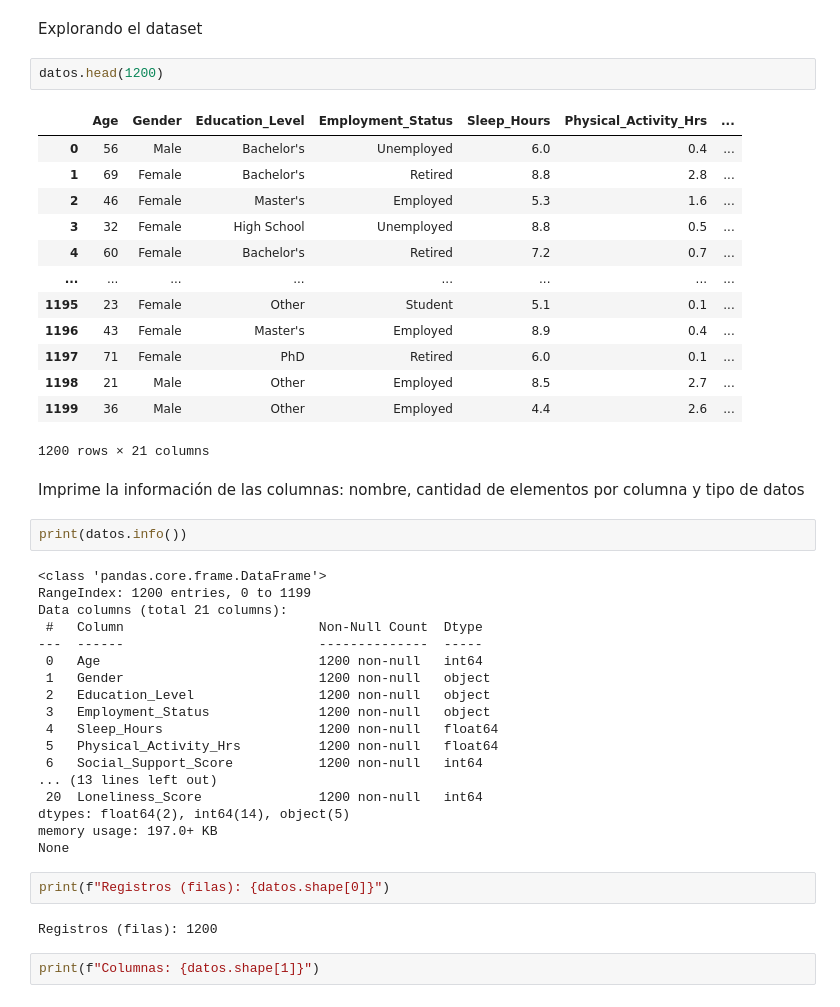
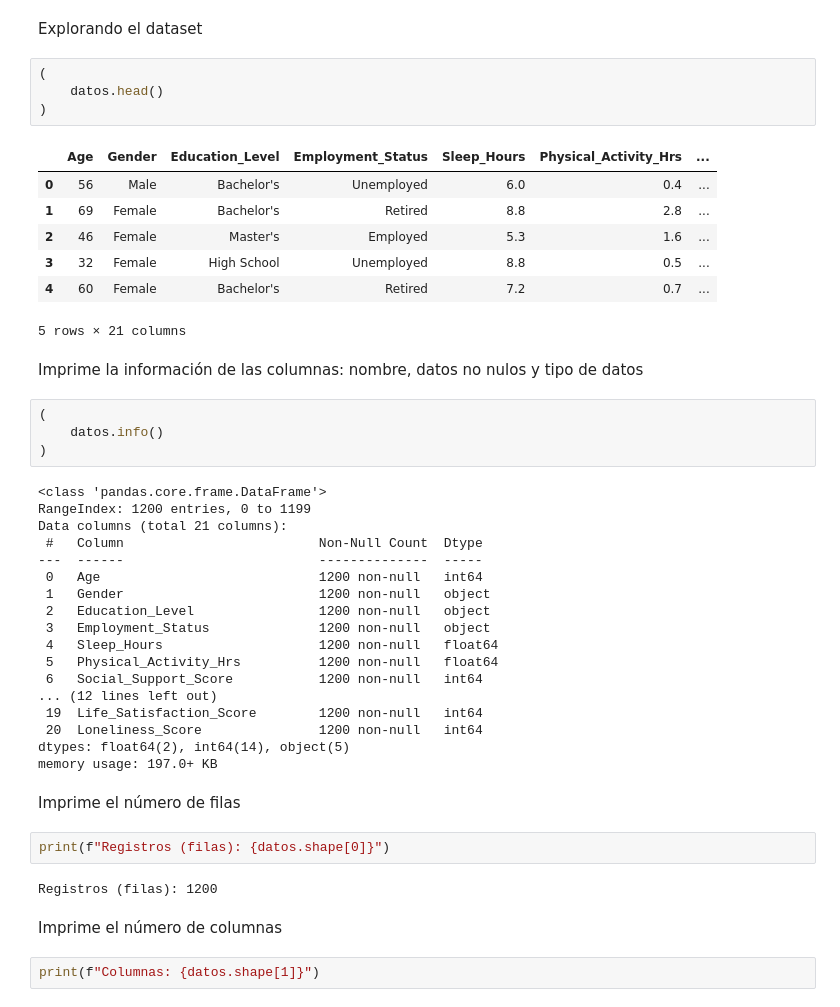
Before and after one commit to utm-ic/pr1-2-data-manipulation-AbimaelDD, a Jupyter notebook: reporte_mentalhealt.ipynb, the cells around one changed output. Saved outputs shown, nothing was run; the diff lists cells and outputs as text.

```diff
--- a/reporte_mentalhealt.ipynb
+++ b/reporte_mentalhealt.ipynb
@@ -14,26 +17,24 @@ import pandas as pd
 datos = pd.read_csv('dataset/mental_health.csv')
 # %% [markdown]
 Explorando el dataset
-# %%
-datos.head(1200)
-# %% [output]
-|  | Age | Gender | Education_Level | Employment_Status | Sleep_Hours | Physical_Activity_Hrs | ... |
-| 0 | 56 | Male | Bachelor's | Unemployed | 6.0 | 0.4 | ... |
-| 1 | 69 | Female | Bachelor's | Retired | 8.8 | 2.8 | ... |
-| 2 | 46 | Female | Master's | Employed | 5.3 | 1.6 | ... |
-| 3 | 32 | Female | High School | Unemployed | 8.8 | 0.5 | ... |
-| 4 | 60 | Female | Bachelor's | Retired | 7.2 | 0.7 | ... |
-| ... | ... | ... | ... | ... | ... | ... | ... |
-| 1195 | 23 | Female | Other | Student | 5.1 | 0.1 | ... |
-| 1196 | 43 | Female | Master's | Employed | 8.9 | 0.4 | ... |
-| 1197 | 71 | Female | PhD | Retired | 6.0 | 0.1 | ... |
-| 1198 | 21 | Male | Other | Employed | 8.5 | 2.7 | ... |
-| 1199 | 36 | Male | Other | Employed | 4.4 | 2.6 | ... |
-1200 rows × 21 columns
+# %%
+(
+    datos.head()
+)
+# %% [output]
+|  | Age | Gender | Education_Level | Employment_Status | Sleep_Hours | Physical_Activity_Hrs | ... |
+| 0 | 56 | Male | Bachelor's | Unemployed | 6.0 | 0.4 | ... |
+| 1 | 69 | Female | Bachelor's | Retired | 8.8 | 2.8 | ... |
+| 2 | 46 | Female | Master's | Employed | 5.3 | 1.6 | ... |
+| 3 | 32 | Female | High School | Unemployed | 8.8 | 0.5 | ... |
+| 4 | 60 | Female | Bachelor's | Retired | 7.2 | 0.7 | ... |
+5 rows × 21 columns
 # %% [markdown]
-Imprime la información de las columnas: nombre, cantidad de elementos por columna y tipo de datos
+Imprime la información de las columnas: nombre, datos no nulos y tipo de datos
 # %%
-print(datos.info())
+(
+    datos.info()
+)
 # %% [output]
 <class 'pandas.core.frame.DataFrame'>
 RangeIndex: 1200 entries, 0 to 1199
@@ -47,15 +48,19 @@ Data columns (total 21 columns):
  4   Sleep_Hours                    1200 non-null   float64
  5   Physical_Activity_Hrs          1200 non-null   float64
  6   Social_Support_Score           1200 non-null   int64
-... (13 lines left out)
+... (12 lines left out)
+ 19  Life_Satisfaction_Score        1200 non-null   int64
  20  Loneliness_Score               1200 non-null   int64
 dtypes: float64(2), int64(14), object(5)
 memory usage: 197.0+ KB
-None
+# %% [markdown]
+Imprime el número de filas
 # %%
 print(f"Registros (filas): {datos.shape[0]}")
 # %% [output]
 Registros (filas): 1200
+# %% [markdown]
+Imprime el número de columnas
 # %%
 print(f"Columnas: {datos.shape[1]}")
 # %% [output]
```
Also changed, not shown: parts of 43 cells of this notebook.
